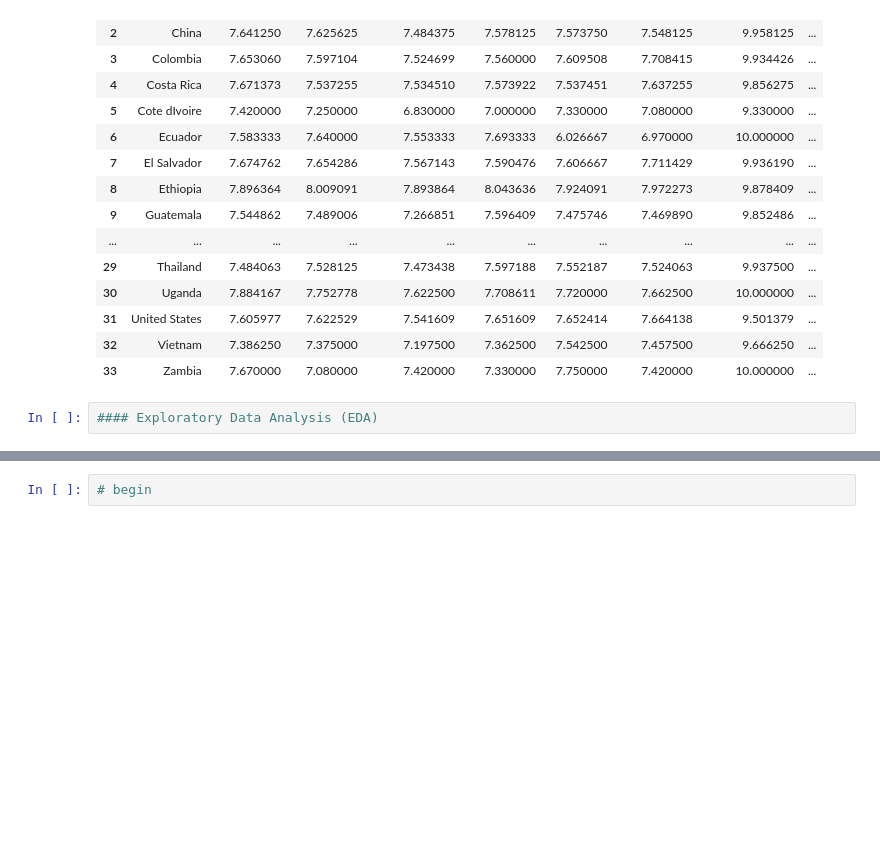
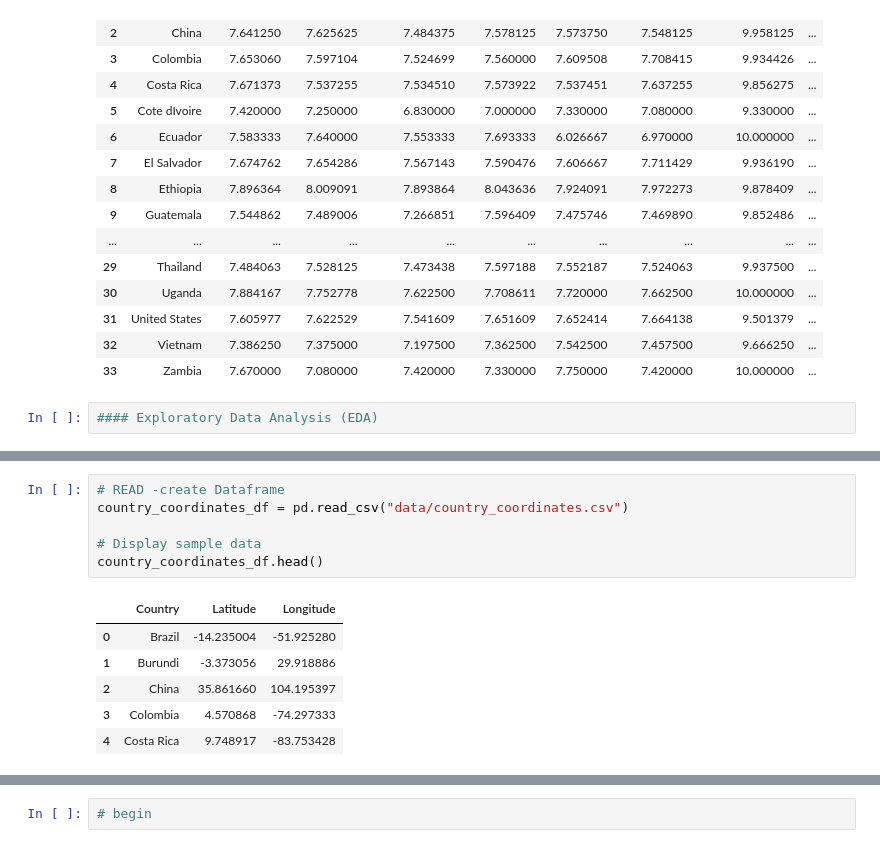
Before and after one commit to colinroberts-data-analytics-portfolio/project1, a Jupyter notebook: coffee_study.ipynb, the cells around one changed output, grey strips where cells are left out. Cells and saved outputs as stored; diff of their text form; blank space fills up the shorter version.

```diff
--- a/coffee_study.ipynb
+++ b/coffee_study.ipynb
@@ -231,0 +299,13 @@ coffee_country_df
+# %%
+# READ -create Dataframe
+country_coordinates_df = pd.read_csv("data/country_coordinates.csv")
+
+# Display sample data
+country_coordinates_df.head()
+# %% [output]
+|  | Country | Latitude | Longitude |
+| 0 | Brazil | -14.235004 | -51.925280 |
+| 1 | Burundi | -3.373056 | 29.918886 |
+| 2 | China | 35.861660 | 104.195397 |
+| 3 | Colombia | 4.570868 | -74.297333 |
+| 4 | Costa Rica | 9.748917 | -83.753428 |
```
Also changed, not shown: parts of 10 cells of this notebook.
